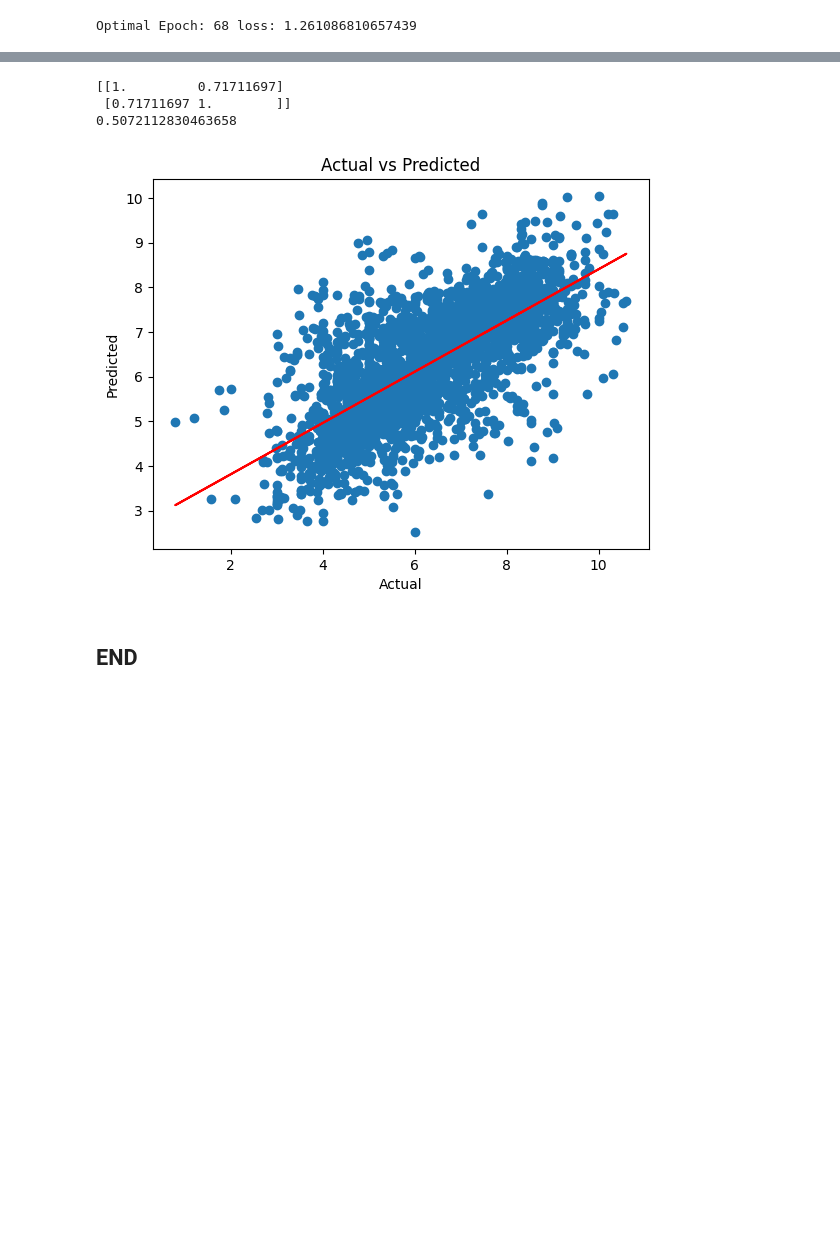
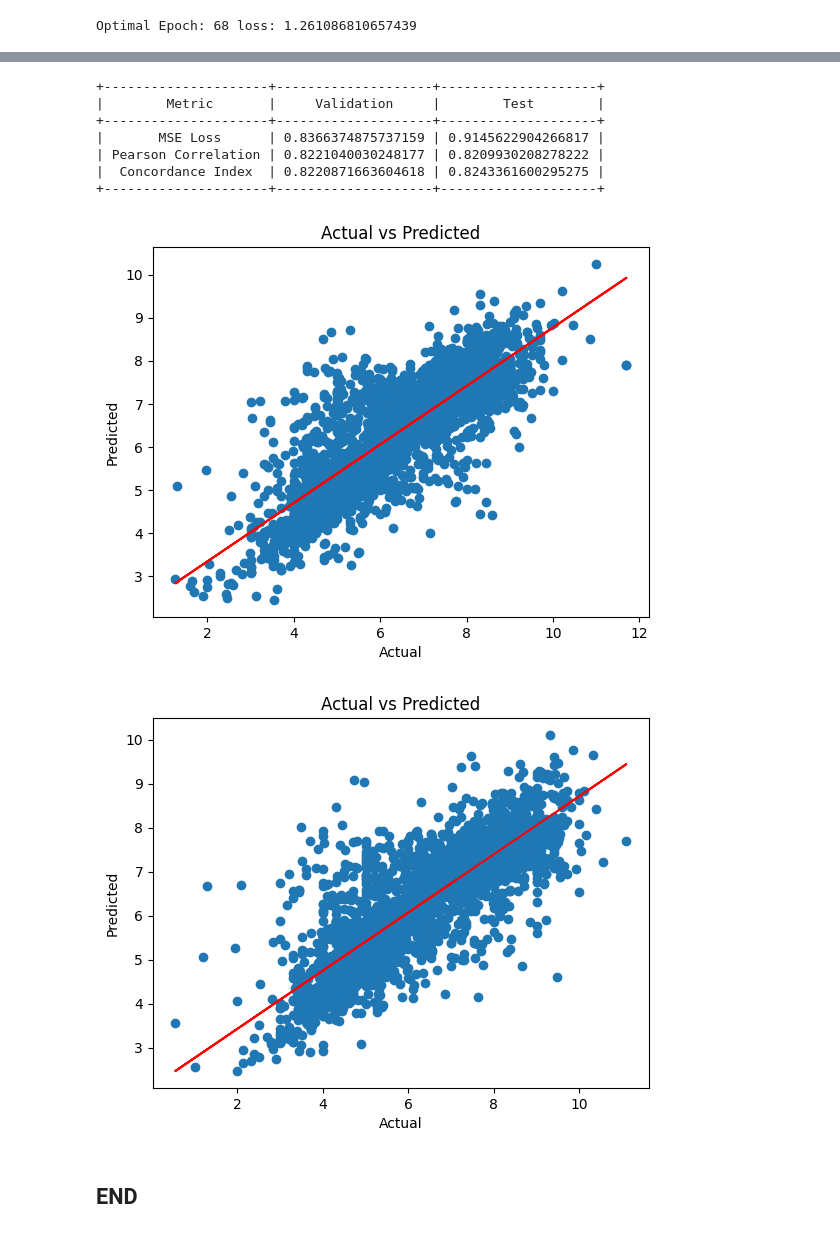
Before and after one commit to debnathk/drug_repurp, a Jupyter notebook: dleps/code/DLEPS/Training_dleps_deepPurpose.ipynb, the cells around one changed output, grey strips where cells are left out. Cells and saved outputs as stored; diff of their text form; code cells hidden in the pictures; blank space fills up the shorter version.

```diff
--- a/dleps/code/DLEPS/Training_dleps_deepPurpose.ipynb
+++ b/dleps/code/DLEPS/Training_dleps_deepPurpose.ipynb
@@ -192,21 +191,57 @@ Test MAE: 0.8254206776618958
-# %%
-import matplotlib.pyplot as plt
-from sklearn.metrics import r2_score
-import numpy as np
-y_pred = model.predict([drug_test, protein_test])
-print(np.corrcoef(y_test, y_pred.ravel()))
-print(r2_score(y_test, y_pred))
-plt.scatter(y_test, y_pred)
-m, b = np.polyfit(y_test, y_pred, 1)
-plt.plot(y_test, m * y_test + b, 'r')
-plt.xlabel('Actual')
-plt.ylabel('Predicted')
-plt.title('Actual vs Predicted')
-plt.show()
-# %% [output]
-[[1.         0.71711697]
- [0.71711697 1.        ]]
-0.5072112830463658
-[figure, removed]
+# %%
+import matplotlib.pyplot as plt
+from sklearn.metrics import r2_score
+import numpy as np
+from prettytable import PrettyTable
+
+y_pred_val = model.predict([drug_val, protein_val])
+y_pred_test = model.predict([drug_test, protein_test])
+
+# Validation results
+val_mse_loss = utils.mse_loss(y_val, y_pred_val.ravel())
+val_pearson_corr = utils.pearson_correlation(y_val, y_pred_val.ravel())[0]
+val_c_index = utils.c_index(y_val, y_pred_val.ravel())
+
+# Test results
+test_mse_loss = utils.mse_loss(y_test, y_pred_test.ravel())
+test_pearson_corr = utils.pearson_correlation(y_test, y_pred_test.ravel())[0]
+test_c_index = utils.c_index(y_test, y_pred_test.ravel())
+
+table = PrettyTable()
+table.field_names = ["Metric", "Validation", "Test"]
+table.add_row(["MSE Loss", val_mse_loss, test_mse_loss])
+table.add_row(["Pearson Correlation", val_pearson_corr, test_pearson_corr])
+table.add_row(["Concordance Index", val_c_index, test_c_index])
+
+# Print results
+print(table)
+
+# Plot validation results
+plt.scatter(y_val, y_pred_val)
+m, b = np.polyfit(y_val, y_pred_val, 1)
+plt.plot(y_val, m * y_val + b, 'r')
+plt.xlabel('Actual')
+plt.ylabel('Predicted')
+plt.title('Actual vs Predicted')
+plt.show()
+
+# Plot validation results
+plt.scatter(y_test, y_pred_test)
+m, b = np.polyfit(y_test, y_pred_test, 1)
+plt.plot(y_test, m * y_test + b, 'r')
+plt.xlabel('Actual')
+plt.ylabel('Predicted')
+plt.title('Actual vs Predicted')
+plt.show()
+# %% [output]
++---------------------+--------------------+--------------------+
+|        Metric       |     Validation     |        Test        |
++---------------------+--------------------+--------------------+
+|       MSE Loss      | 0.8366374875737159 | 0.9145622904266817 |
+| Pearson Correlation | 0.8221040030248177 | 0.8209930208278222 |
+|  Concordance Index  | 0.8220871663604618 | 0.8243361600295275 |
++---------------------+--------------------+--------------------+
+[figure, added]
+[figure, added]
 # %% [markdown]
 ## END
```
Also changed, not shown: parts of 2 cells of this notebook, 7 other files.
